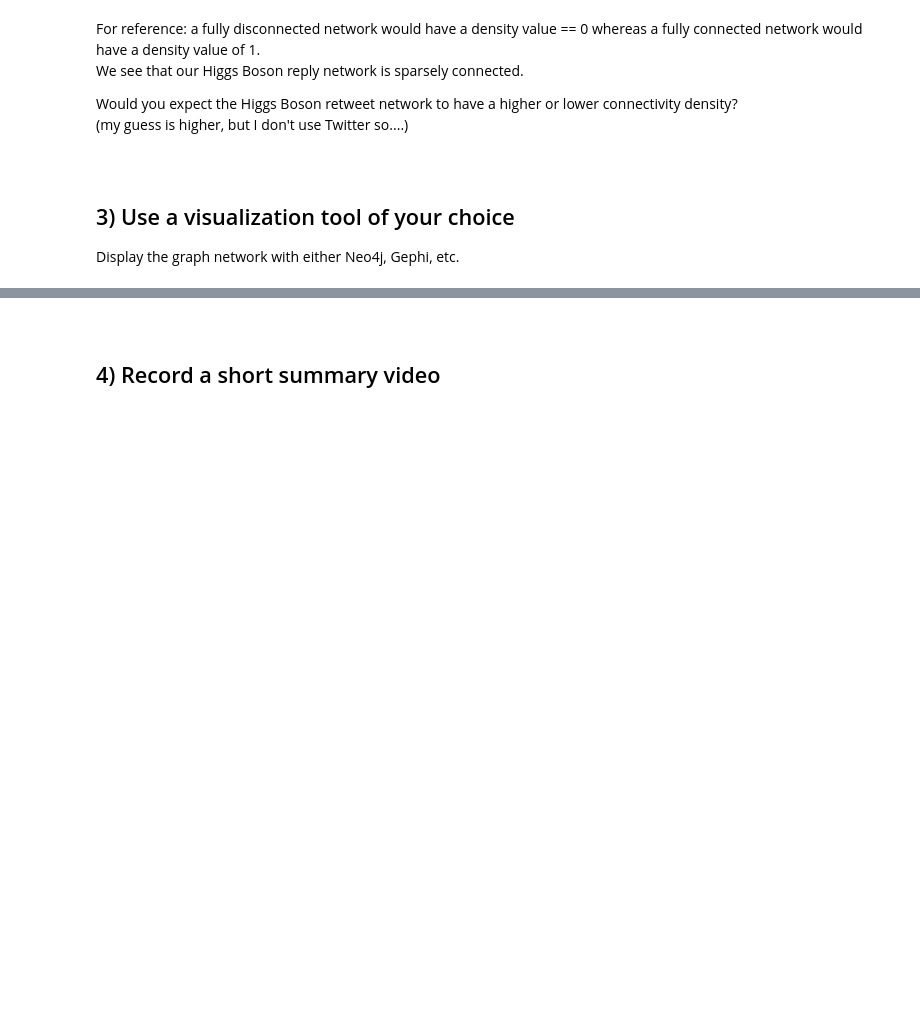
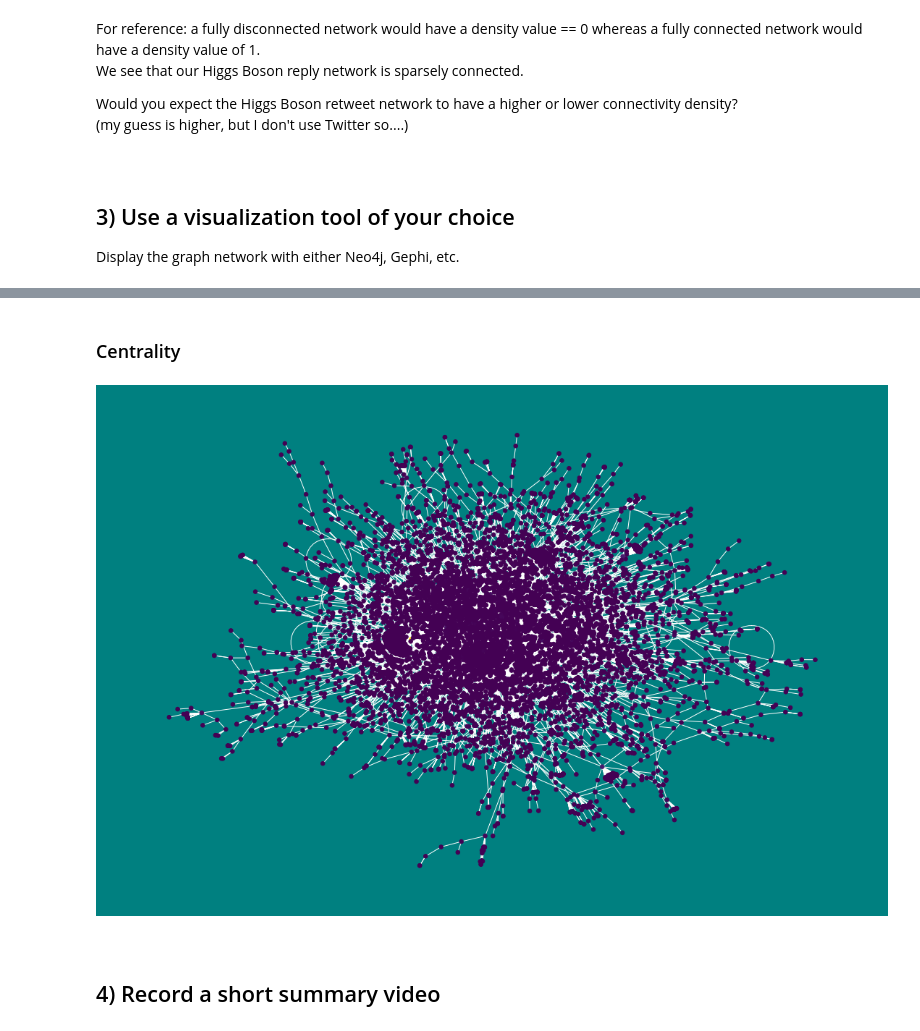
Before and after one commit to SmilodonCub/DATA620, a Jupyter notebook: Graph_Visualization.ipynb, the cells around one changed output, grey strips where cells are left out. Saved outputs shown, nothing was run; the diff lists cells and outputs as text; code cells hidden in the pictures; blank space fills up the shorter version.

```diff
--- a/Graph_Visualization.ipynb
+++ b/Graph_Visualization.ipynb
@@ -111,3 +148,17 @@ Display the graph network with either Neo4j, Gephi, etc.
+# %% [markdown]
+### Centrality
+# %%
+fig = plt.figure(figsize=(15,10))
+centrality = nx.degree_centrality(g_sub)
+colors = list(centrality.values())
+
+nx.draw(g_sub,
+        node_size=30,
+        node_color = colors,
+        edge_color="white")
+fig.set_facecolor('Teal')
+# %% [output]
+[figure, added]
 # %% [markdown]
 <br>
 
```
Also changed, not shown: parts of 6 cells of this notebook.
